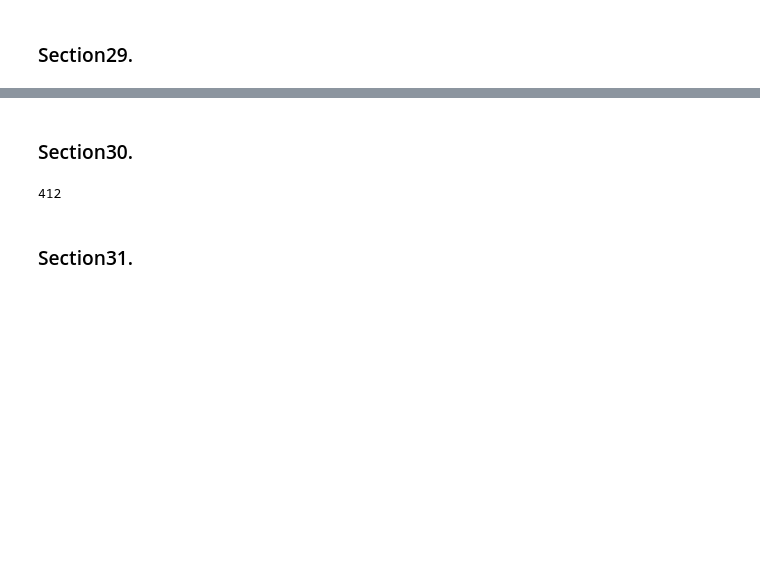
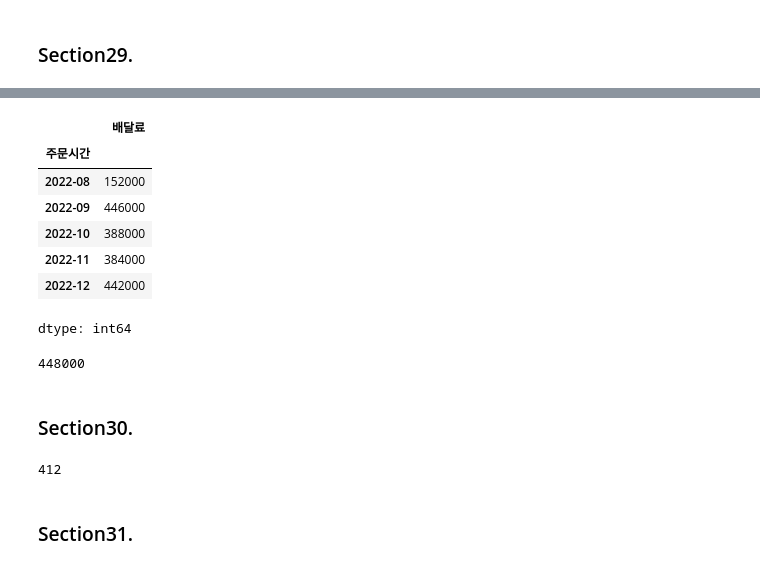
Before and after one commit to inzeong/BigData-Spark, a Jupyter notebook: part1/ch3/ch3_ex_type1.ipynb, the cells around one changed output, grey strips where cells are left out. Saved outputs shown, nothing was run; the diff lists cells and outputs as text; code cells hidden in the pictures; blank space fills up the shorter version.

```diff
--- a/part1/ch3/ch3_ex_type1.ipynb
+++ b/part1/ch3/ch3_ex_type1.ipynb
@@ -1013,3 +1012,24 @@ print(max_fee_value)
+# %%
+#월별로 배달료 집계
+df['주문시간'] = pd.to_datetime(df['주문시간'])
+period = df['주문시간'].dt.to_period("M") #dt.to_period('M')
+new = df.groupby(period)['배달료'].sum()
+new.head()
+# %% [output]
+|  | 배달료 |
+| 주문시간 |  |
+| 2022-08 | 152000 |
+| 2022-09 | 446000 |
+| 2022-10 | 388000 |
+| 2022-11 | 384000 |
+| 2022-12 | 442000 |
+dtype: int64
+# %%
+#가장 많은 배달료가 발생한 월과, 그 월의 총 배달료
+largest=new.idxmax()
+print(new[largest])
+# %% [output]
+448000
 # %% [markdown]
 ### Section30.
 # %%
```
Also changed, not shown: parts of 4 cells of this notebook.
